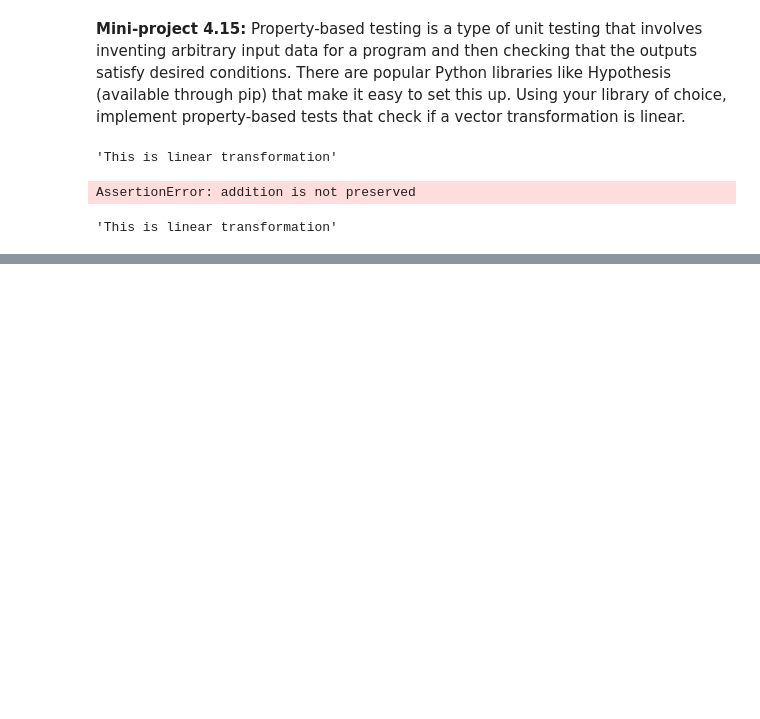
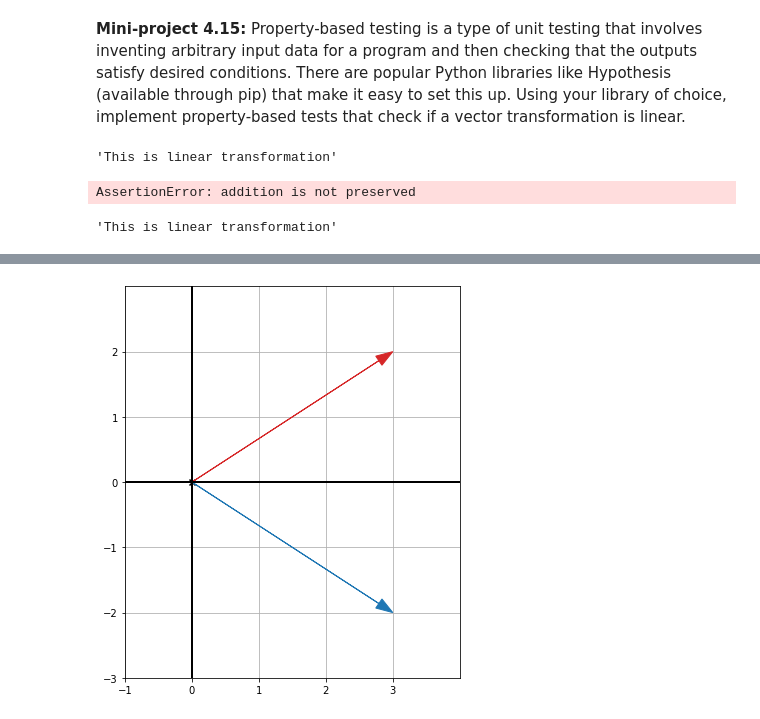
Before and after one commit to saradhimpardha/math_for_programmers, a Jupyter notebook: chapter_04/ch04_exercises.ipynb, the cells around one changed output, grey strips where cells are left out. Cells and saved outputs as stored; diff of their text form; code cells hidden in the pictures; blank space fills up the shorter version.

```diff
--- a/chapter_04/ch04_exercises.ipynb
+++ b/chapter_04/ch04_exercises.ipynb
@@ -508,0 +522,12 @@ is_linear_xform(rotate_x_by_1, random_vectors(1), -1)
+# %%
+from draw2d import *
+
+r = (3,2)
+r_= Sx(r)
+
+draw2d(
+    Arrow2D(r, color=red),
+    Arrow2D(r_, color=blue)
+)
+# %% [output]
+[figure, added]
```
Also changed, not shown: parts of 20 cells of this notebook.
